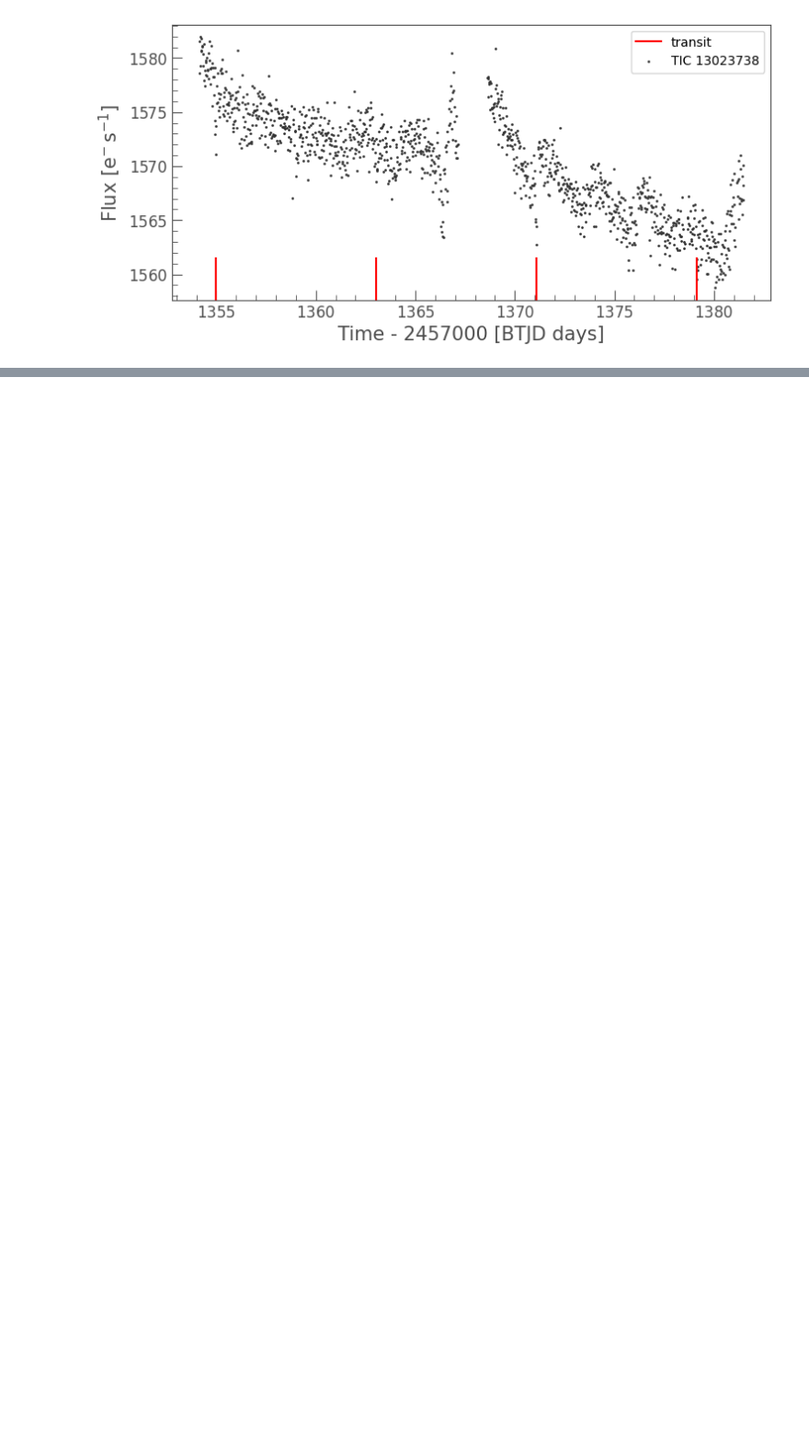
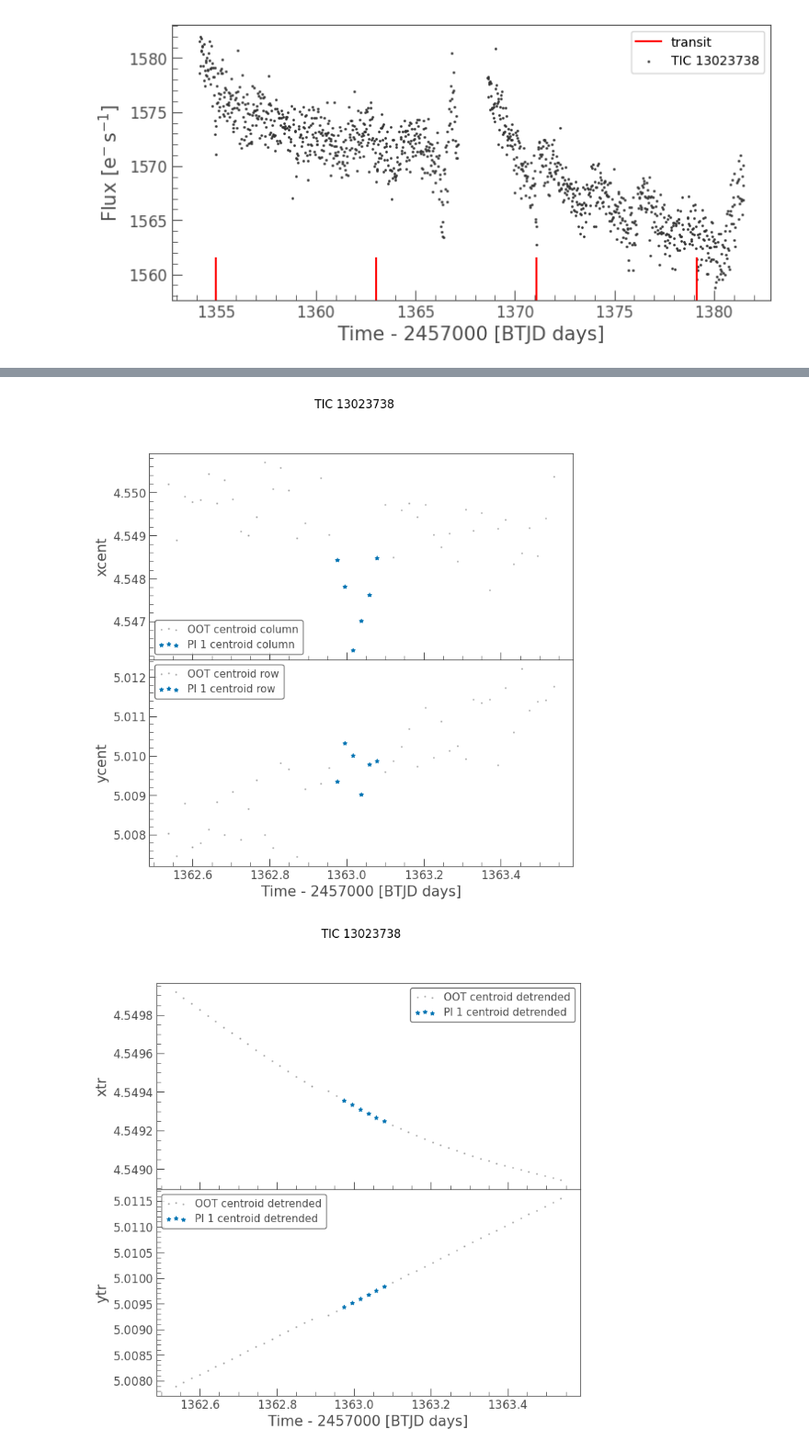
Before and after one commit to orionlee/PH_TESS_I_LightCurveViewer, a Jupyter notebook: targets/13023738_neb/TIC_vetting_centroid-13023738_neb.ipynb, the cells around one changed output, grey strips where cells are left out. Shown at 92% size. Drawn from its saved outputs; the diff is of its cells as text; code cells hidden in the pictures; blank space fills up the shorter version.

```diff
--- a/targets/13023738_neb/TIC_vetting_centroid-13023738_neb.ipynb
+++ b/targets/13023738_neb/TIC_vetting_centroid-13023738_neb.ipynb
@@ -49,0 +68,8 @@ ax = tpf_trunc.plot_pixels(aperture_mask="pipeline", show_flux=True);
+# %%
+# zoom in to a dip to inspect again
+lc_trunc = r['lc_list'][0].truncate(t0 - duration * 4, t0 + duration * 4)
+fig1 = vt.centroiding.plot_centroids_vs_time(lc_trunc, "cent");
+fig2 = vt.centroiding.plot_centroids_vs_time(lc_trunc, "tr");
+# %% [output]
+[figure, added]
+[figure, added]
```
Also changed, not shown: parts of 17 cells of this notebook.
